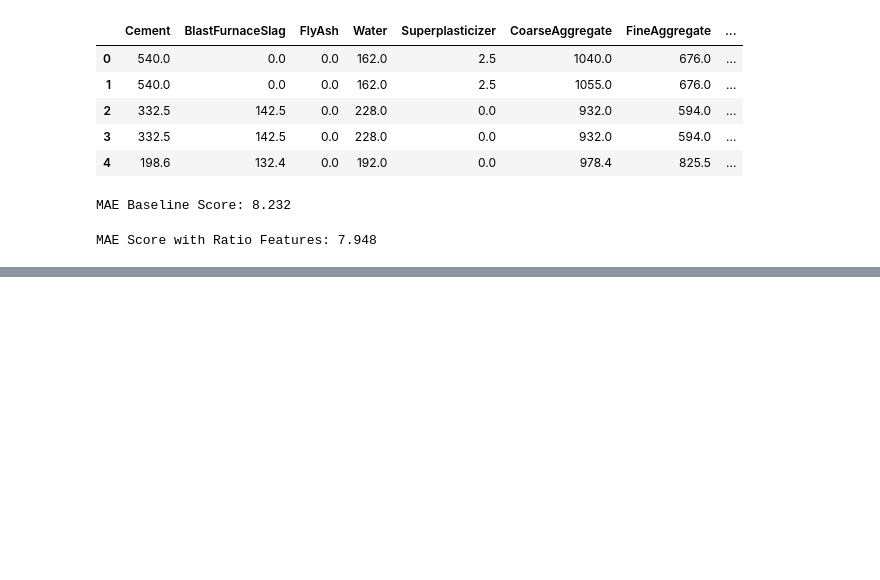
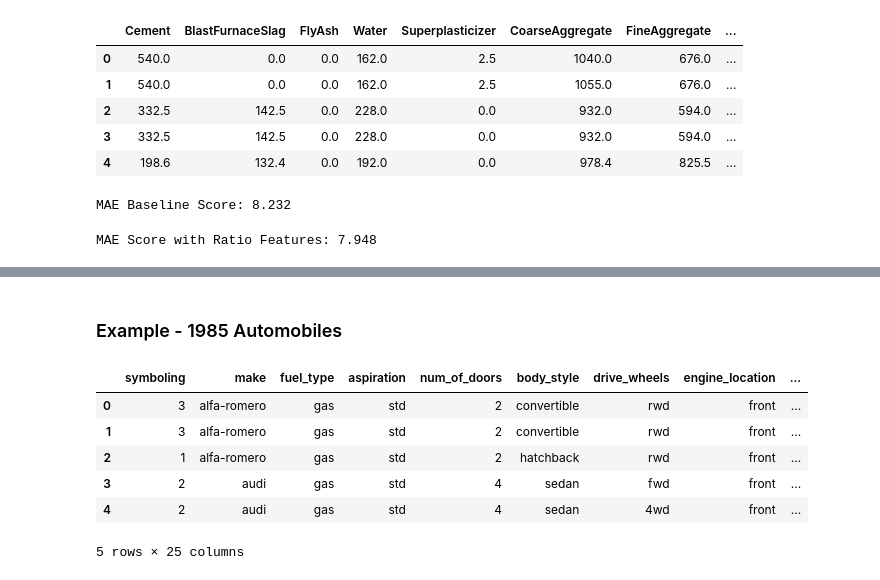
Before and after one commit to junclemente/kaggle-practice, a Jupyter notebook: feature_engineering_tutorial/nb1.ipynb, the cells around one changed output, grey strips where cells are left out. Cells and saved outputs as stored; diff of their text form; code cells hidden in the pictures; blank space fills up the shorter version.

```diff
--- a/feature_engineering_tutorial/nb1.ipynb
+++ b/feature_engineering_tutorial/nb1.ipynb
@@ -57,0 +66,22 @@ MAE Score with Ratio Features: 7.948
+# %% [markdown]
+### Example - 1985 Automobiles
+# %%
+import matplotlib.pyplot as plt
+import numpy as np
+import pandas as pd
+import seaborn as sns
+
+# plt.style.use("seaborn-whitegrid")
+
+autos = 'autos.csv'
+
+df = pd.read_csv(datafolder/autos)
+df.head()
+# %% [output]
+|  | symboling | make | fuel_type | aspiration | num_of_doors | body_style | drive_wheels | engine_location | ... |
+| 0 | 3 | alfa-romero | gas | std | 2 | convertible | rwd | front | ... |
+| 1 | 3 | alfa-romero | gas | std | 2 | convertible | rwd | front | ... |
+| 2 | 1 | alfa-romero | gas | std | 2 | hatchback | rwd | front | ... |
+| 3 | 2 | audi | gas | std | 4 | sedan | fwd | front | ... |
+| 4 | 2 | audi | gas | std | 4 | sedan | 4wd | front | ... |
+5 rows × 25 columns
```
Also changed, not shown: parts of 7 cells of this notebook.
